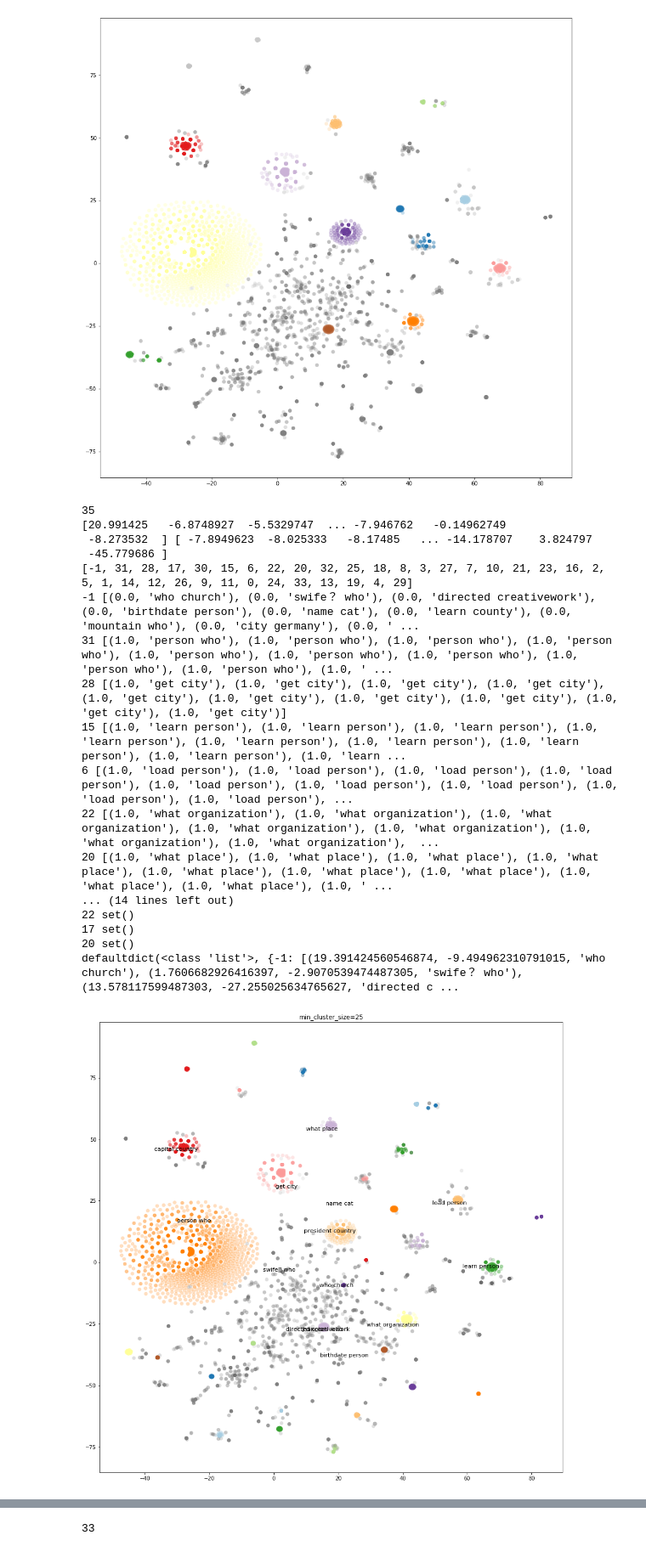
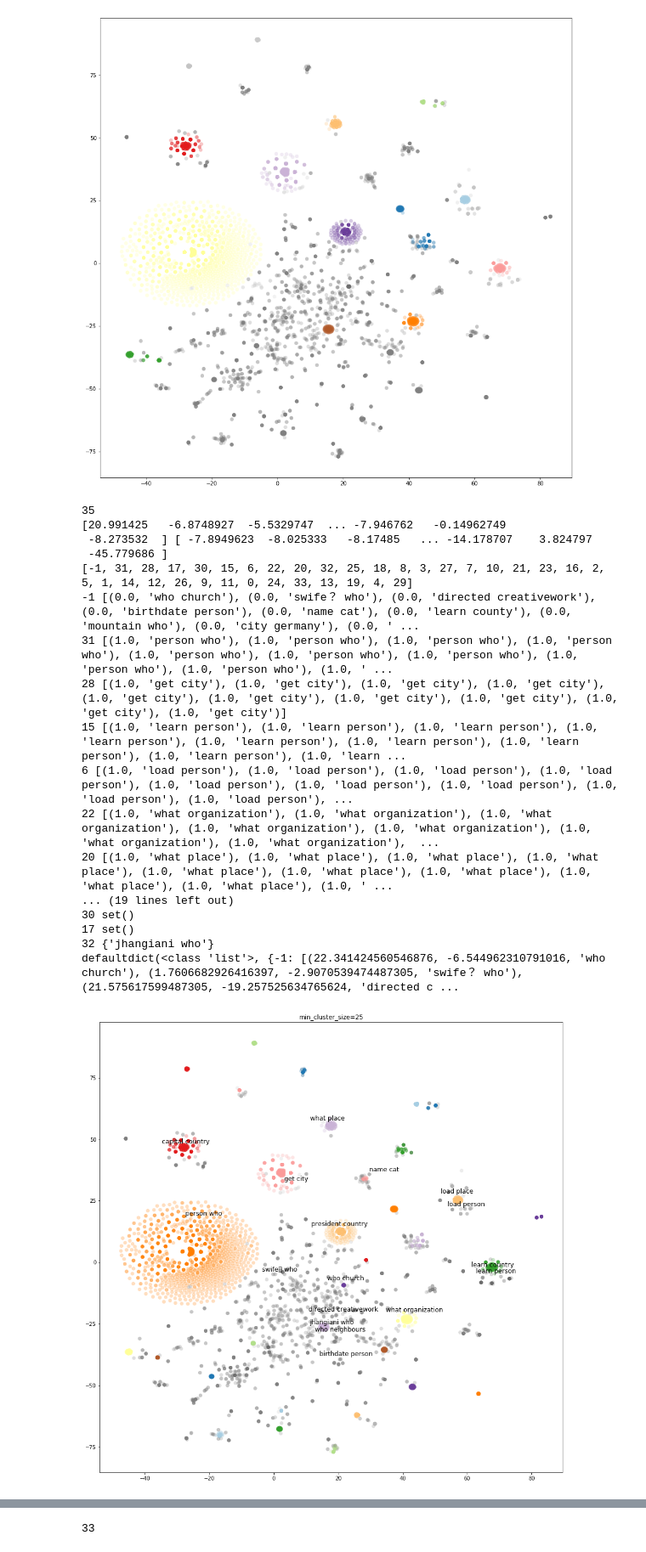
Before and after one commit to dice-group/DBpedia-Chatlog-Analysis, a Jupyter notebook: clustering/HDBSCAN.ipynb, the cells around one changed output, grey strips where cells are left out. Shown at 85% size. Drawn from its saved outputs; the diff is of its cells as text; code cells hidden in the pictures.

```diff
--- a/clustering/HDBSCAN.ipynb
+++ b/clustering/HDBSCAN.ipynb
@@ -160,62 +160,67 @@ for i,lab in enumerate(top10_labels):
         num_plotlab[lab] = 5
         continue
     elif i < 5:
-        num_plotlab[lab] = 5
+        num_plotlab[lab] = 4
     else:
-        num_plotlab[lab] = 5
+        num_plotlab[lab] = 2
 
+#### ---- plotting offsets change everytime (and as per embeddings), play around to get a better plot ---
 for i, l, p in zip(range(len(clusterer.labels_)),clusterer.labels_, clusterer.probabilities_): # pointwise iteration
     if l in topklab and len(plot_top[l]) < num_plotlab[l]:
 #         print(plot_top[l])
         d = 0.1
-        for el in top_terms[l][:50]:
+        for el in top_terms[l][:150]:
             if p == el[0]:
                 if len(el[1]) < 30 and el[1] not in plot_top[l]:
                     print(l, plot_top[l])
                     plot_top[l].add(el[1])
                     offset = len(plot_top[l])
-#                     if offset > 3:
-#                         offset -= 2
+                    if offset > 2:
+                        offset -= 0.75
                     if offset % 2:
-                        offset = -1.6 * offset
+                        offset = 1.35 * offset
                     if abs(y[i])+abs(offset) > abs(y[i]) + 2:
-                        offset -= 0.96
+                        offset -= 0.8
                     new_cord = (x[i]+offset,y[i]+offset)
+                    if l == 6 and el[1] == 'load person' :
+                        new_cord = (new_cord[0], new_cord[1] - 15)
                     for cord in plot_point[l]:
+
                         if cord[1] - 2.8 < new_cord[1] < cord[1] + 2.8:
-#                             if l == -1:
-#                                 new_cord = (new_cord[0]+0.1, new_cord[1] + abs(abs(cord[1]) - abs(new_cord[1])))
+#                             if l == 6 and len(plot_top[6]) < 2 :
+#                                 new_cord = (new_cord[0], new_cord[1] - 9)
 #                             else:
                             new_cord = (new_cord[0], new_cord[1] + abs(abs(cord[1]) - abs(new_cord[1])))
                             print('yes!!',el[1])
-                    plt.annotate(el[1], new_cord, horizontalalignment='center', verticalalignment='center', size=11.25)
+
+                    plt.annotate(el[1], new_cord, horizontalalignment='center', verticalalignment='center', size=12.25)
 
                     plot_point[l].append((new_cord[0],new_cord[1], el[1]))
                     break
 
 print(plot_point)
 plt.scatter(*projection.T, s=50, linewidth=0, c=cluster_member_colors, alpha=0.25)
 
 plt.savefig('../data/vbObj-varylabel-25clus.png')
 # %% [output]
 35
 [20.991425   -6.8748927  -5.5329747  ... -7.946762   -0.14962749
  -8.273532  ] [ -7.8949623  -8.025333   -8.17485   ... -14.178707    3.824797
  -45.779686 ]
 [-1, 31, 28, 17, 30, 15, 6, 22, 20, 32, 25, 18, 8, 3, 27, 7, 10, 21, 23, 16, 2, 5, 1, 14, 12, 26, 9, 11, 0, 24, 33, 13, 19, 4, 29]
 -1 [(0.0, 'who church'), (0.0, 'swife？ who'), (0.0, 'directed creativework'), (0.0, 'birthdate person'), (0.0, 'name cat'), (0.0, 'learn county'), (0.0, 'mountain who'), (0.0, 'city germany'), (0.0, ' ...
 31 [(1.0, 'person who'), (1.0, 'person who'), (1.0, 'person who'), (1.0, 'person who'), (1.0, 'person who'), (1.0, 'person who'), (1.0, 'person who'), (1.0, 'person who'), (1.0, 'person who'), (1.0, ' ...
 28 [(1.0, 'get city'), (1.0, 'get city'), (1.0, 'get city'), (1.0, 'get city'), (1.0, 'get city'), (1.0, 'get city'), (1.0, 'get city'), (1.0, 'get city'), (1.0, 'get city'), (1.0, 'get city')]
 15 [(1.0, 'learn person'), (1.0, 'learn person'), (1.0, 'learn person'), (1.0, 'learn person'), (1.0, 'learn person'), (1.0, 'learn person'), (1.0, 'learn person'), (1.0, 'learn person'), (1.0, 'learn ...
 6 [(1.0, 'load person'), (1.0, 'load person'), (1.0, 'load person'), (1.0, 'load person'), (1.0, 'load person'), (1.0, 'load person'), (1.0, 'load person'), (1.0, 'load person'), (1.0, 'load person'), ...
 22 [(1.0, 'what organization'), (1.0, 'what organization'), (1.0, 'what organization'), (1.0, 'what organization'), (1.0, 'what organization'), (1.0, 'what organization'), (1.0, 'what organization'),  ...
 20 [(1.0, 'what place'), (1.0, 'what place'), (1.0, 'what place'), (1.0, 'what place'), (1.0, 'what place'), (1.0, 'what place'), (1.0, 'what place'), (1.0, 'what place'), (1.0, 'what place'), (1.0, ' ...
-... (14 lines left out)
-22 set()
+... (19 lines left out)
+30 set()
 17 set()
-20 set()
-defaultdict(<class 'list'>, {-1: [(19.391424560546874, -9.494962310791015, 'who church'), (1.7606682926416397, -2.9070539474487305, 'swife？ who'), (13.578117599487303, -27.255025634765627, 'directed c ...
+32 {'jhangiani who'}
+defaultdict(<class 'list'>, {-1: [(22.341424560546876, -6.544962310791016, 'who church'), (1.7606682926416397, -2.9070539474487305, 'swife？ who'), (21.575617599487305, -19.257525634765624, 'directed c ...
-[figure, old version]
+[figure, new version]
 # %%
 for k,v in top_terms.items():
     print(f'top 5 terms in cluster {k}: {v[:5]}')
```
Also changed, not shown: parts of 1 cell of this notebook, 6 other files.
